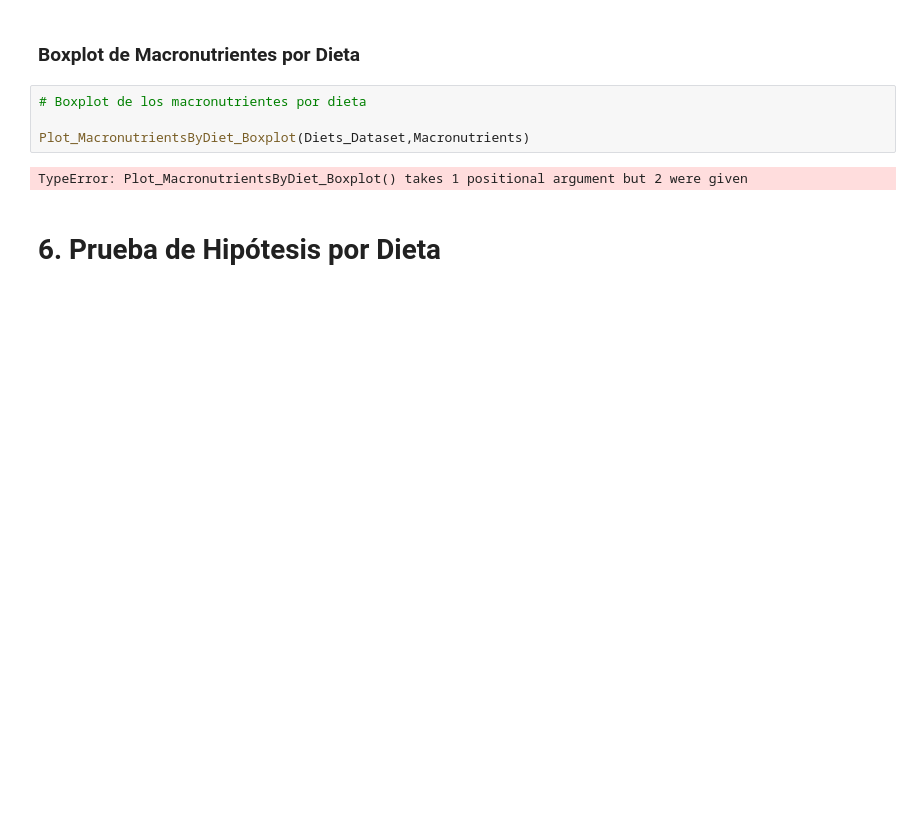
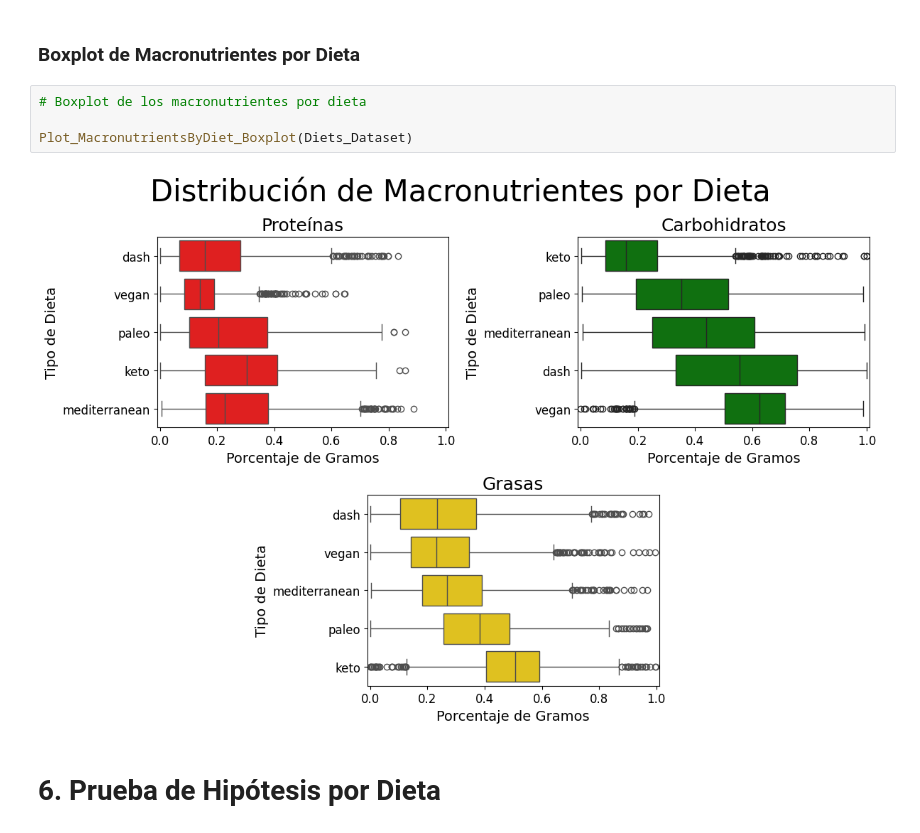
Before and after one commit to alexisuaguilaru/Analysis_Nutritional_Information, a Jupyter notebook: Documentation/AlexisAguilar_Reporte.ipynb, the cells around one changed output. Saved outputs shown, nothing was run; the diff lists cells and outputs as text; blank space fills up the shorter version.

```diff
--- a/Documentation/AlexisAguilar_Reporte.ipynb
+++ b/Documentation/AlexisAguilar_Reporte.ipynb
@@ -499,9 +499,9 @@ for macronutrient in Macronutrients:
 # %%
 # Boxplot de los macronutrientes por dieta
 
-Plot_MacronutrientsByDiet_Boxplot(Diets_Dataset,Macronutrients)
+Plot_MacronutrientsByDiet_Boxplot(Diets_Dataset)
 # %% [output]
-TypeError: Plot_MacronutrientsByDiet_Boxplot() takes 1 positional argument but 2 were given
+[figure, added]
 # %% [markdown]
 # 6. Prueba de Hipótesis por Dieta
 # %% [markdown]
```
Also changed, not shown: parts of 9 cells of this notebook.
